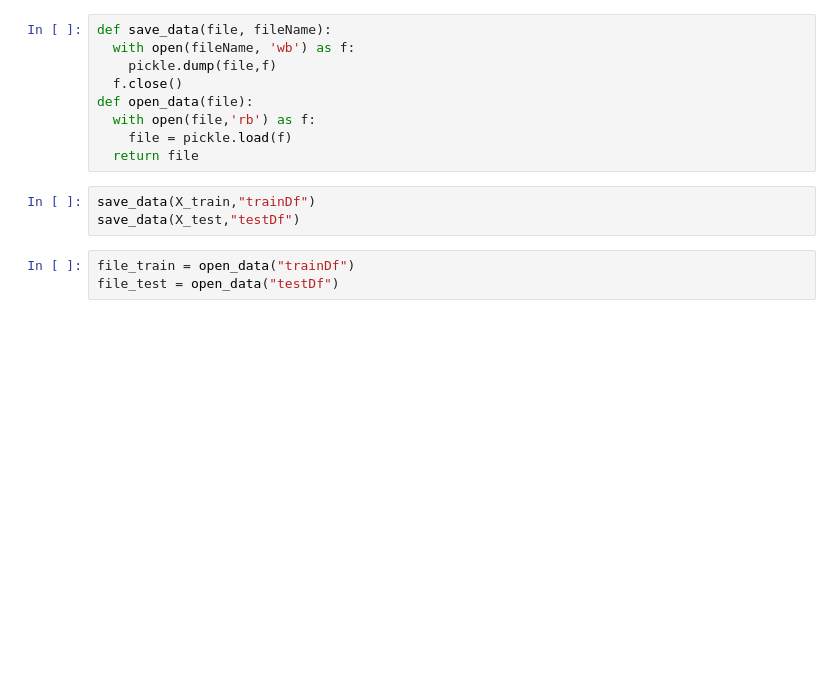
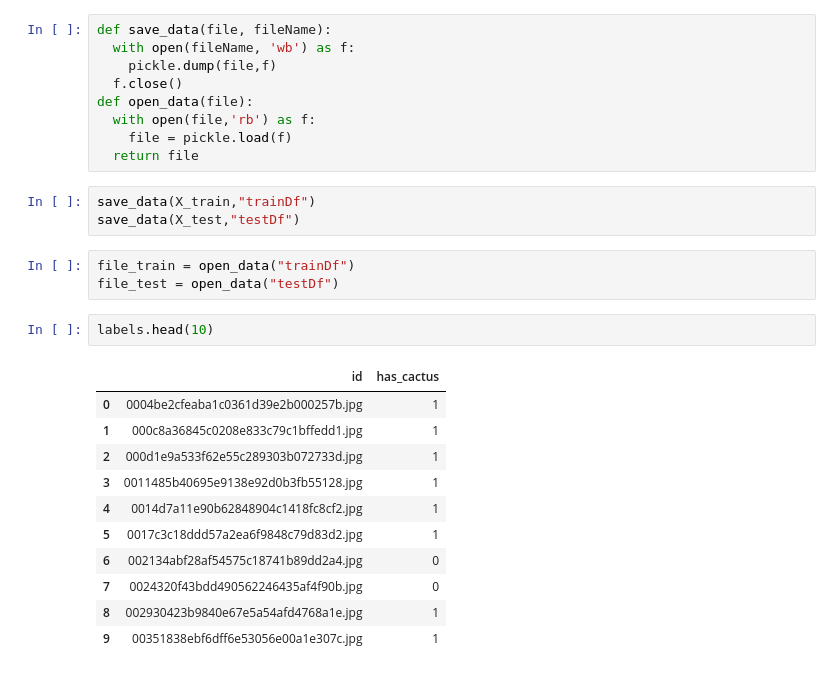
Before and after one commit to redman157/HocML, a Jupyter notebook: object_cactus.ipynb, the cells around one changed output. Saved outputs shown, nothing was run; the diff lists cells and outputs as text; blank space fills up the shorter version.

```diff
--- a/object_cactus.ipynb
+++ b/object_cactus.ipynb
@@ -105,6 +108,20 @@ save_data(X_test,"testDf")
 # %%
 file_train = open_data("trainDf")
 file_test = open_data("testDf")
+# %%
+labels.head(10)
+# %% [output]
+|  | id | has_cactus |
+| 0 | 0004be2cfeaba1c0361d39e2b000257b.jpg | 1 |
+| 1 | 000c8a36845c0208e833c79c1bffedd1.jpg | 1 |
+| 2 | 000d1e9a533f62e55c289303b072733d.jpg | 1 |
+| 3 | 0011485b40695e9138e92d0b3fb55128.jpg | 1 |
+| 4 | 0014d7a11e90b62848904c1418fc8cf2.jpg | 1 |
+| 5 | 0017c3c18ddd57a2ea6f9848c79d83d2.jpg | 1 |
+| 6 | 002134abf28af54575c18741b89dd2a4.jpg | 0 |
+| 7 | 0024320f43bdd490562246435af4f90b.jpg | 0 |
+| 8 | 002930423b9840e67e5a54afd4768a1e.jpg | 1 |
+| 9 | 00351838ebf6dff6e53056e00a1e307c.jpg | 1 |
 # %%
 labels = pd.read_csv('train.csv')
 fig = plt.figure(figsize= (25,8))
```
Also changed, not shown: parts of 17 cells of this notebook.
